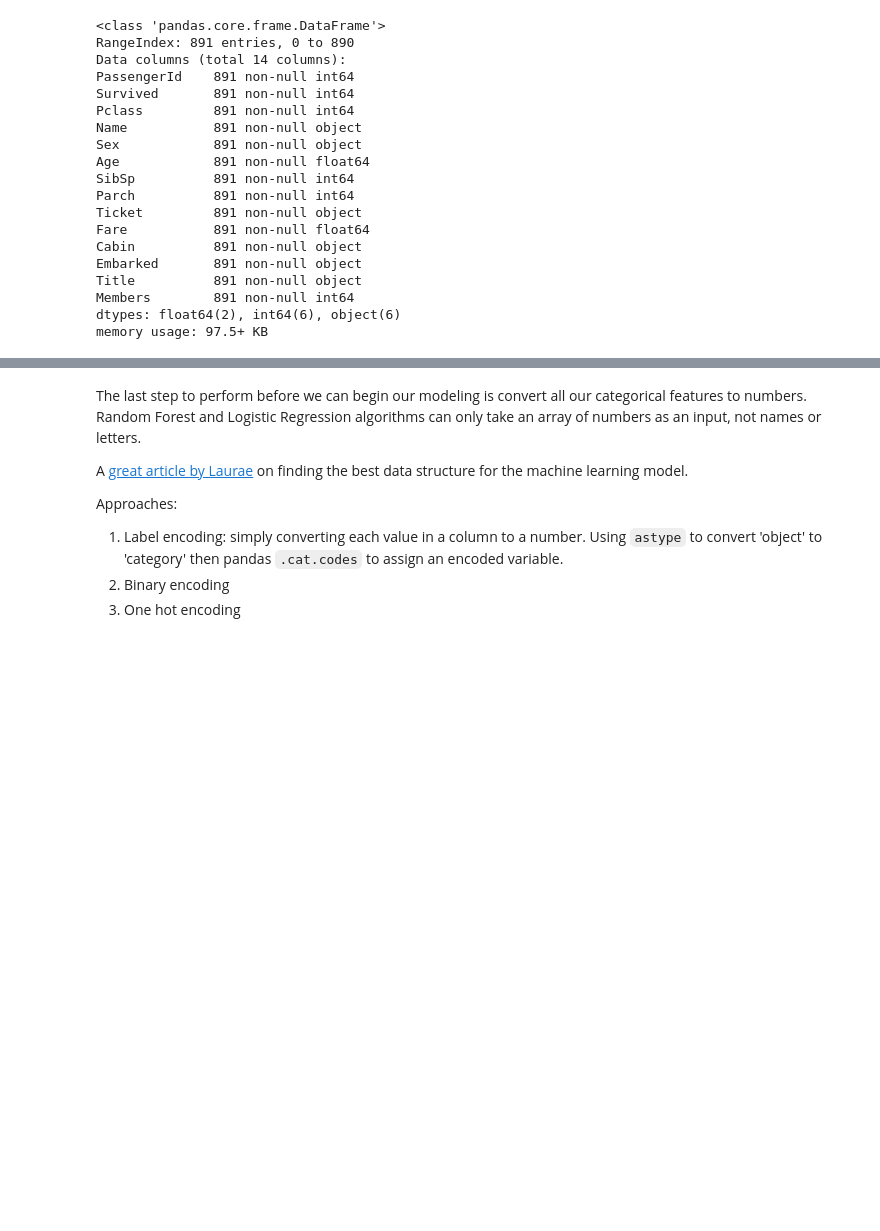
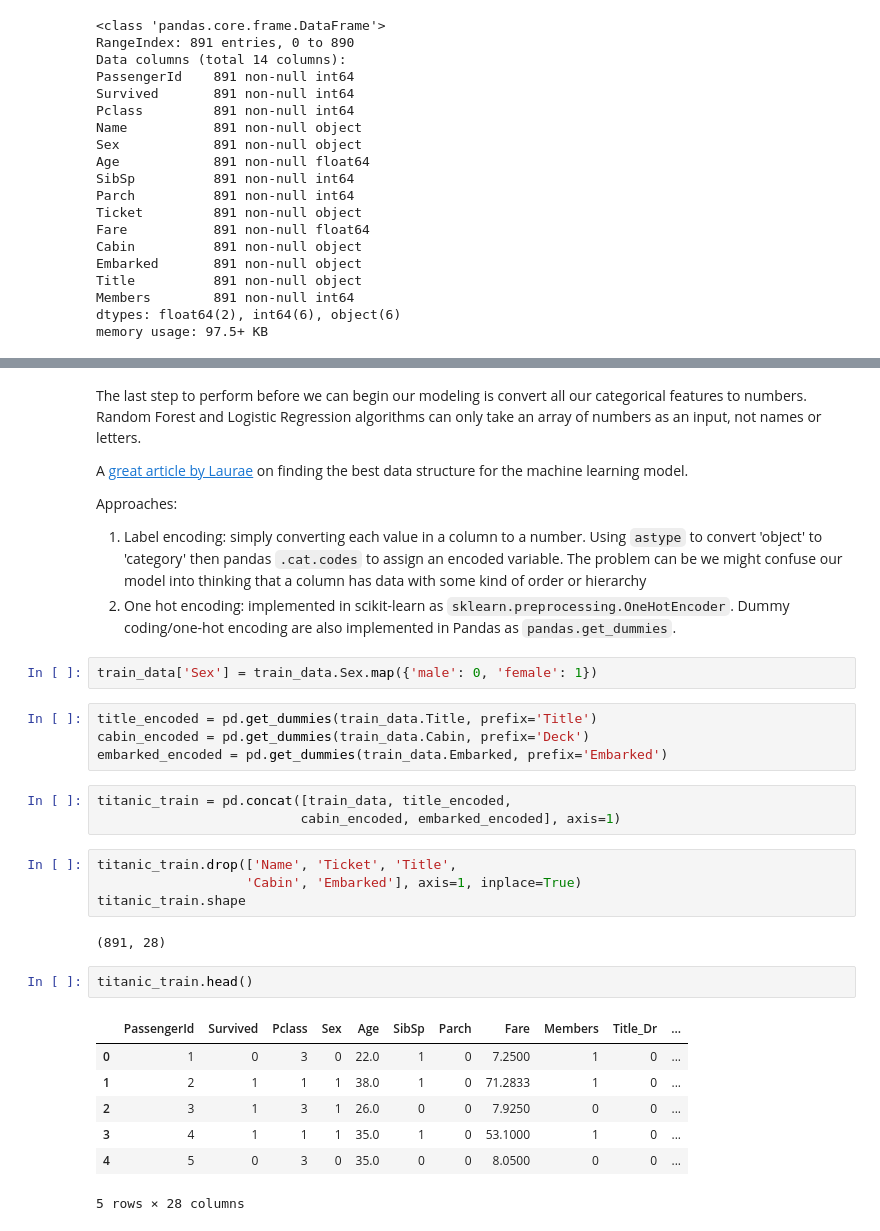
Before and after one commit to datalass1/100-days-of-code, a Jupyter notebook: notebooks/Day-27-28-and-29-Titanic-Kaggle-competition.ipynb, the cells around one changed output, grey strips where cells are left out. Drawn from its saved outputs; the diff is of its cells as text; blank space fills up the shorter version.

Commit message:
finished encoding the data

```diff
--- a/notebooks/Day-27-and-28-Titanic-Kaggle-competition.ipynb
+++ b/notebooks/Day-27-28-and-29-Titanic-Kaggle-competition.ipynb
@@ -306,6 +306,30 @@ The last step to perform before we can begin our modeling is convert all our cat
 A [great article by Laurae](https://medium.com/data-design/visiting-categorical-features-and-encoding-in-decision-trees-53400fa65931) on finding the best data structure for the machine learning model.
 
 Approaches:
-1. Label encoding: simply converting each value in a column to a number. Using `astype` to convert 'object' to 'category' then pandas `.cat.codes` to assign an encoded variable.
-2. Binary encoding
-3. One hot encoding
+1. Label encoding: simply converting each value in a column to a number. Using `astype` to convert 'object' to 'category' then pandas `.cat.codes` to assign an encoded variable. The problem can be we might confuse our model into thinking that a column has data with some kind of order or hierarchy
+2. One hot encoding: implemented in scikit-learn as `sklearn.preprocessing.OneHotEncoder`. Dummy coding/one-hot encoding are also implemented in Pandas as `pandas.get_dummies`.
+# %%
+train_data['Sex'] = train_data.Sex.map({'male': 0, 'female': 1})
+# %%
+title_encoded = pd.get_dummies(train_data.Title, prefix='Title')
+cabin_encoded = pd.get_dummies(train_data.Cabin, prefix='Deck')
+embarked_encoded = pd.get_dummies(train_data.Embarked, prefix='Embarked')
+# %%
+titanic_train = pd.concat([train_data, title_encoded,
+                          cabin_encoded, embarked_encoded], axis=1)
+# %%
+titanic_train.drop(['Name', 'Ticket', 'Title',
+                   'Cabin', 'Embarked'], axis=1, inplace=True)
+titanic_train.shape
+# %% [output]
+(891, 28)
+# %%
+titanic_train.head()
+# %% [output]
+|  | PassengerId | Survived | Pclass | Sex | Age | SibSp | Parch | Fare | Members | Title_Dr | ... |
+| 0 | 1 | 0 | 3 | 0 | 22.0 | 1 | 0 | 7.2500 | 1 | 0 | ... |
+| 1 | 2 | 1 | 1 | 1 | 38.0 | 1 | 0 | 71.2833 | 1 | 0 | ... |
+| 2 | 3 | 1 | 3 | 1 | 26.0 | 0 | 0 | 7.9250 | 0 | 0 | ... |
+| 3 | 4 | 1 | 1 | 1 | 35.0 | 1 | 0 | 53.1000 | 1 | 0 | ... |
+| 4 | 5 | 0 | 3 | 0 | 35.0 | 0 | 0 | 8.0500 | 0 | 0 | ... |
+5 rows × 28 columns
```
Also changed, not shown: parts of 9 cells of this notebook.
